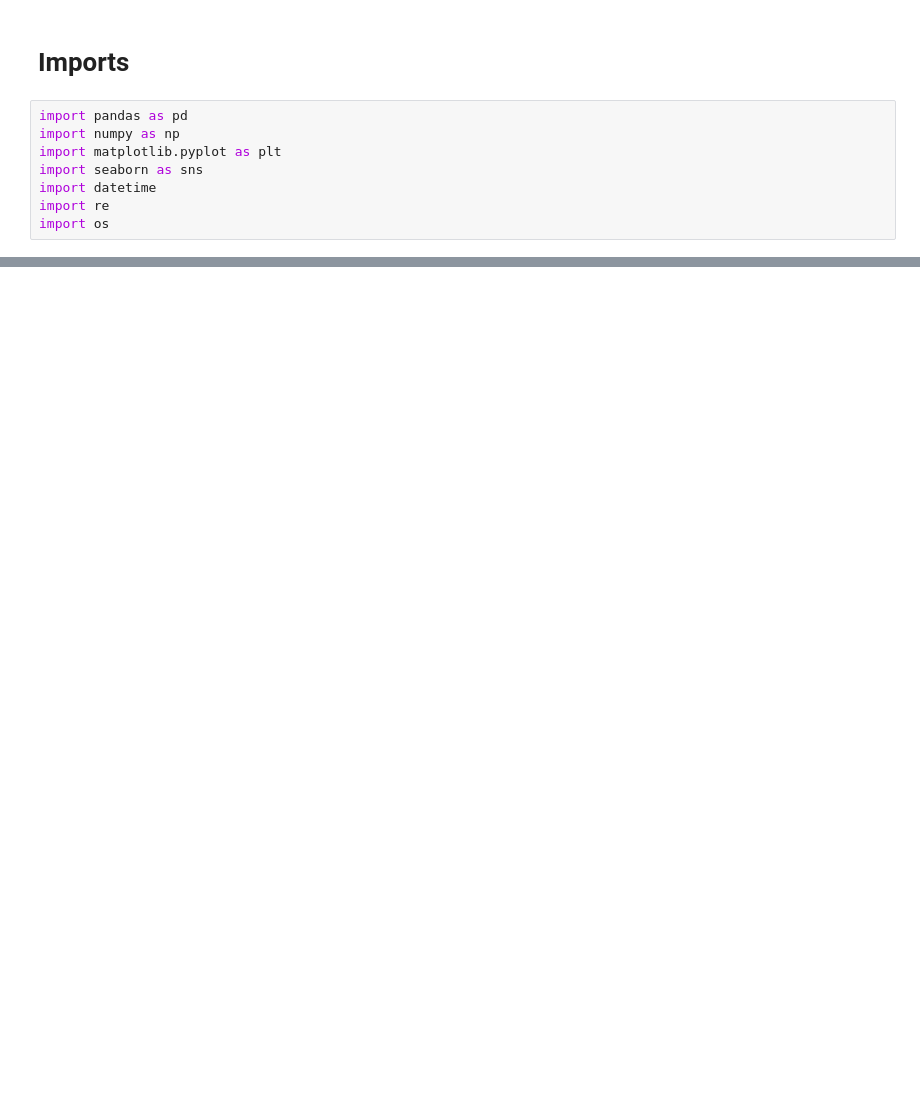
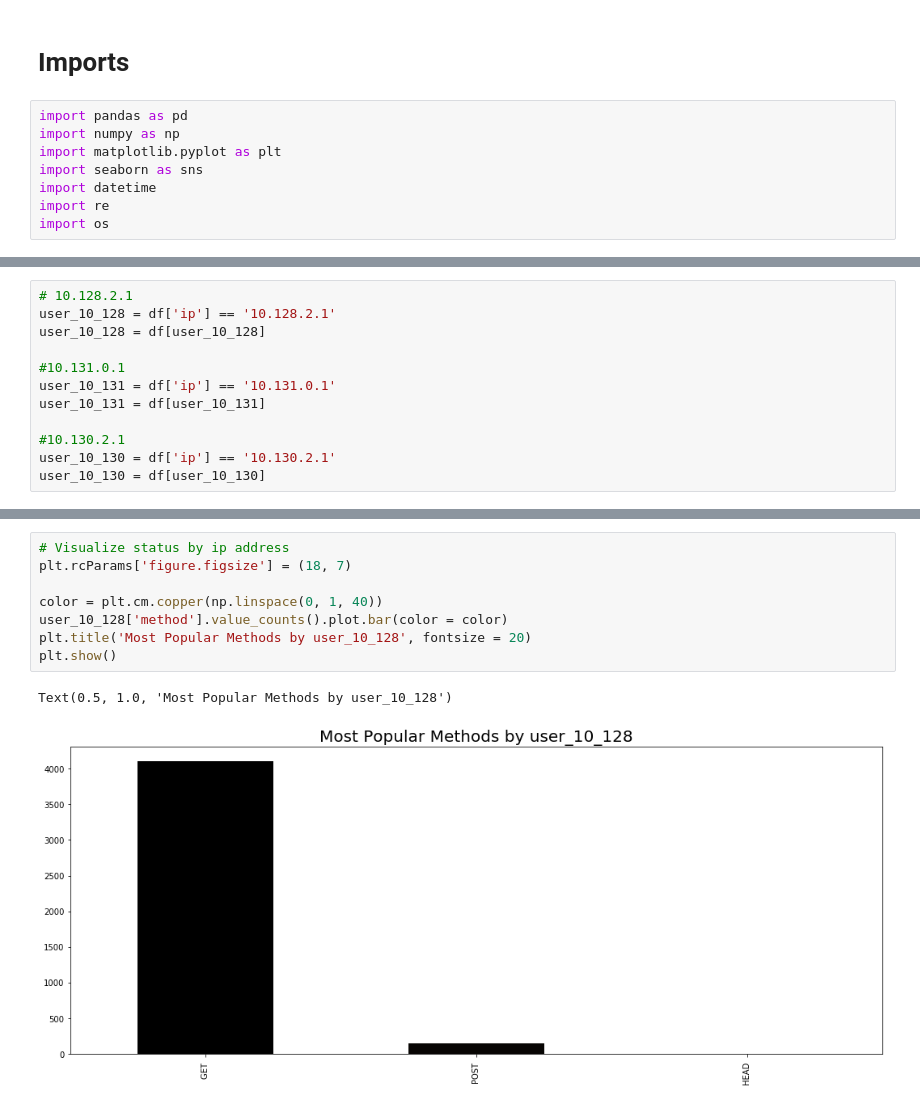
Before and after one commit to CSolitaire/web_traffic_project, a Jupyter notebook: web_scrapper_project.ipynb, the cells around one changed output, grey strips where cells are left out. Cells and saved outputs as stored; diff of their text form; blank space fills up the shorter version.

```diff
--- a/web_scrapper_project.ipynb
+++ b/web_scrapper_project.ipynb
@@ -45,0 +103,12 @@ memory usage: 500.3+ KB
+# %%
+# 10.128.2.1
+user_10_128 = df['ip'] == '10.128.2.1'
+user_10_128 = df[user_10_128]
+
+#10.131.0.1
+user_10_131 = df['ip'] == '10.131.0.1'
+user_10_131 = df[user_10_131]
+
+#10.130.2.1
+user_10_130 = df['ip'] == '10.130.2.1'
+user_10_130 = df[user_10_130]
@@ -45,0 +123,11 @@ memory usage: 500.3+ KB
+# %%
+# Visualize status by ip address
+plt.rcParams['figure.figsize'] = (18, 7)
+
+color = plt.cm.copper(np.linspace(0, 1, 40))
+user_10_128['method'].value_counts().plot.bar(color = color)
+plt.title('Most Popular Methods by user_10_128', fontsize = 20)
+plt.show()
+# %% [output]
+Text(0.5, 1.0, 'Most Popular Methods by user_10_128')
+[figure, added]
```
Also changed, not shown: parts of 15 cells of this notebook.
